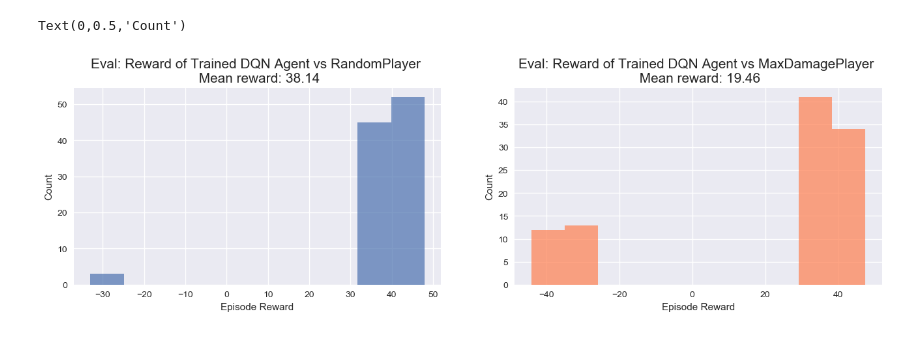
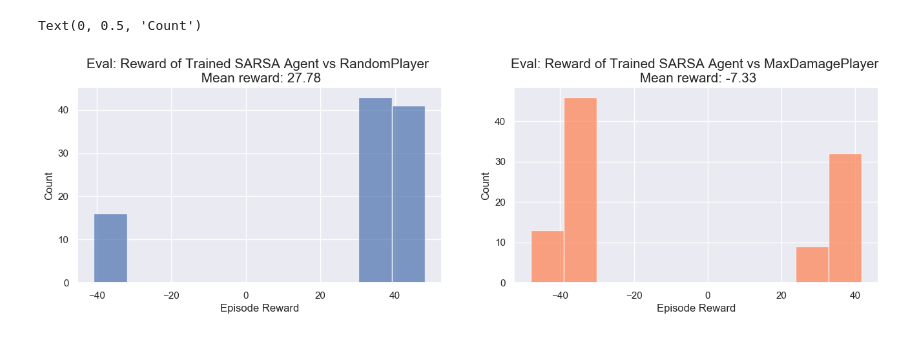
Before and after one commit to vuhcl/poke-env, a Jupyter notebook: src/SARSAAgent/SARSA-Showdown-Results.ipynb, the cells around one changed output. Saved outputs shown, nothing was run; the diff lists cells and outputs as text; code cells hidden in the pictures.

```diff
--- a/src/SARSAAgent/SARSA-Showdown-Results.ipynb
+++ b/src/SARSAAgent/SARSA-Showdown-Results.ipynb
@@ -74,17 +76,17 @@ max_stats
 # %%
 plt.figure(figsize=(16,4), dpi=100)
 
 plt.subplot(1,2,1)
 plt.hist(random_test['episode_reward'], alpha = 0.7)
-plt.title(f"Eval: Reward of Trained DQN Agent vs RandomPlayer \n Mean reward: {random_stats['episode_reward']['mean']}", size=15)
+plt.title(f"Eval: Reward of Trained SARSA Agent vs RandomPlayer \n Mean reward: {random_stats['episode_reward']['mean']}", size=15)
 plt.xlabel('Episode Reward')
 plt.ylabel('Count')
 
 plt.subplot(1,2,2)
 plt.hist(max_test['episode_reward'], alpha = 0.7, color='coral')
-plt.title(f"Eval: Reward of Trained DQN Agent vs MaxDamagePlayer \n Mean reward: {max_stats['episode_reward']['mean']}", size=15)
+plt.title(f"Eval: Reward of Trained SARSA Agent vs MaxDamagePlayer \n Mean reward: {max_stats['episode_reward']['mean']}", size=15)
 plt.xlabel('Episode Reward')
 plt.ylabel('Count')
 # %% [output]
-Text(0,0.5,'Count')
+Text(0, 0.5, 'Count')
-[figure, old version]
+[figure, new version]
```
Also changed, not shown: parts of 15 cells of this notebook, 12 other files.
